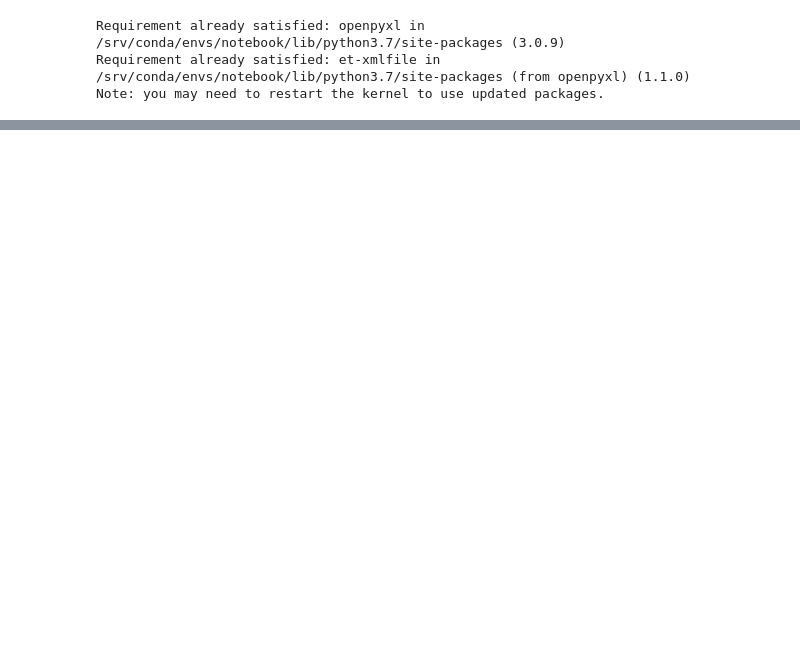
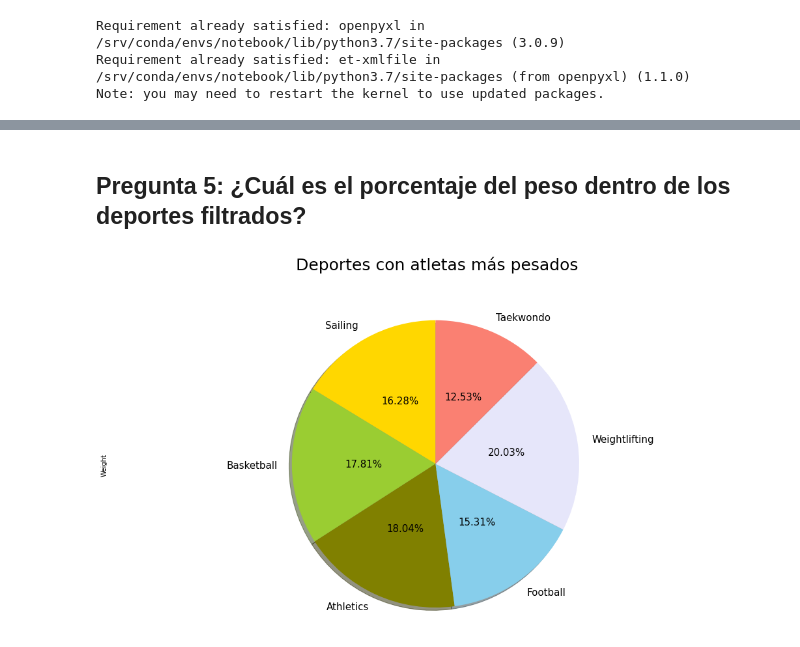
Before and after one commit to maferguillen00/2, a Jupyter notebook: ACT6&10.ipynb, the cells around one changed output, grey strips where cells are left out. Cells and saved outputs as stored; diff of their text form; code cells hidden in the pictures; blank space fills up the shorter version.

```diff
--- a/ACT6&10.ipynb
+++ b/ACT6&10.ipynb
@@ -252,0 +251,22 @@ filterSports
+# %% [markdown]
+## Pregunta 5: ¿Cuál es el porcentaje del peso dentro de los deportes filtrados?
+# %%
+import matplotlib.pyplot as plt
+
+color_list = ['gold', 'yellowgreen', 'olive', 'skyblue', 'lavender', 'salmon']
+filterSports['Weight'].plot(kind = 'pie',
+                   figsize = (18,9),
+                   startangle = 90,
+                   autopct = '%1.2f%%',
+                   pctdistance = 0.5, fontsize=15,
+                   colors = color_list,
+                   shadow = True
+
+
+                           )
+plt.title('Deportes con atletas más pesados', y=1.1, fontsize = 25)
+plt.axis('equal')
+bbox_to_anchor=(1.0,0.9),
+plt.show()
+# %% [output]
+[figure, added]
```
Also changed, not shown: parts of 40 cells of this notebook.
